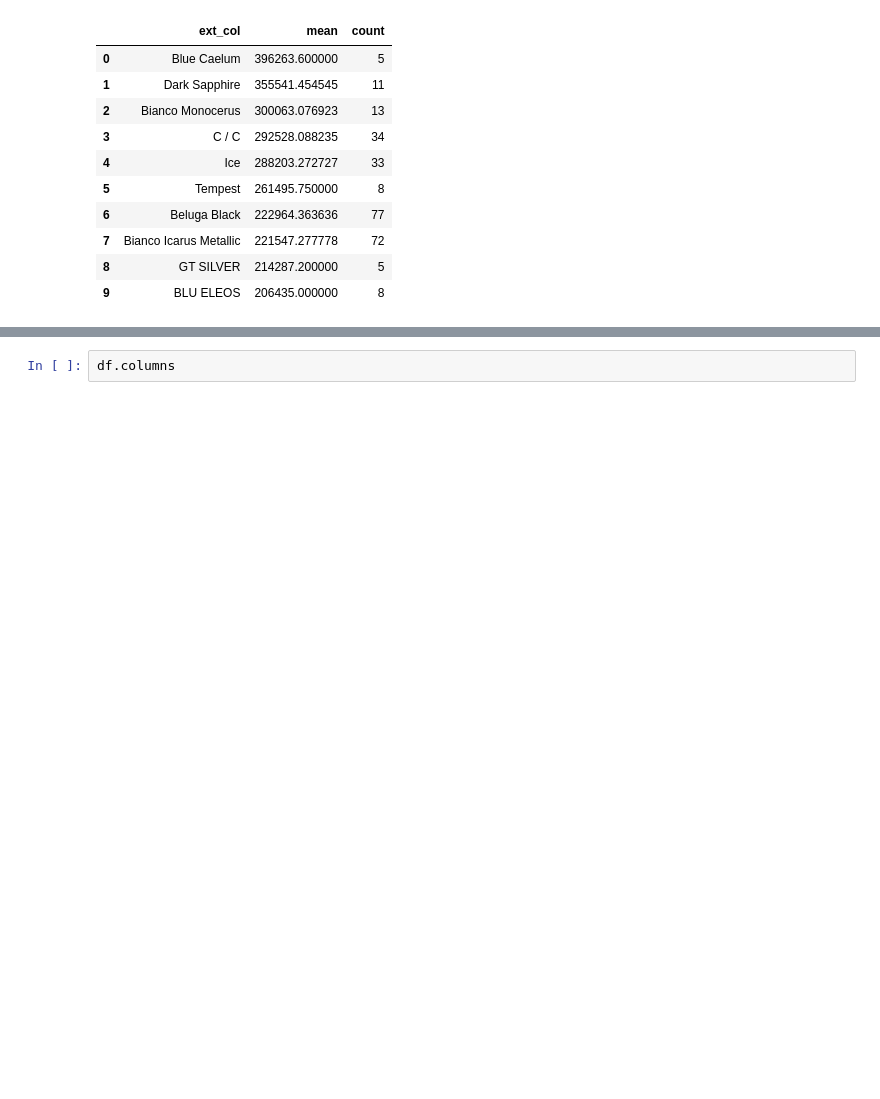
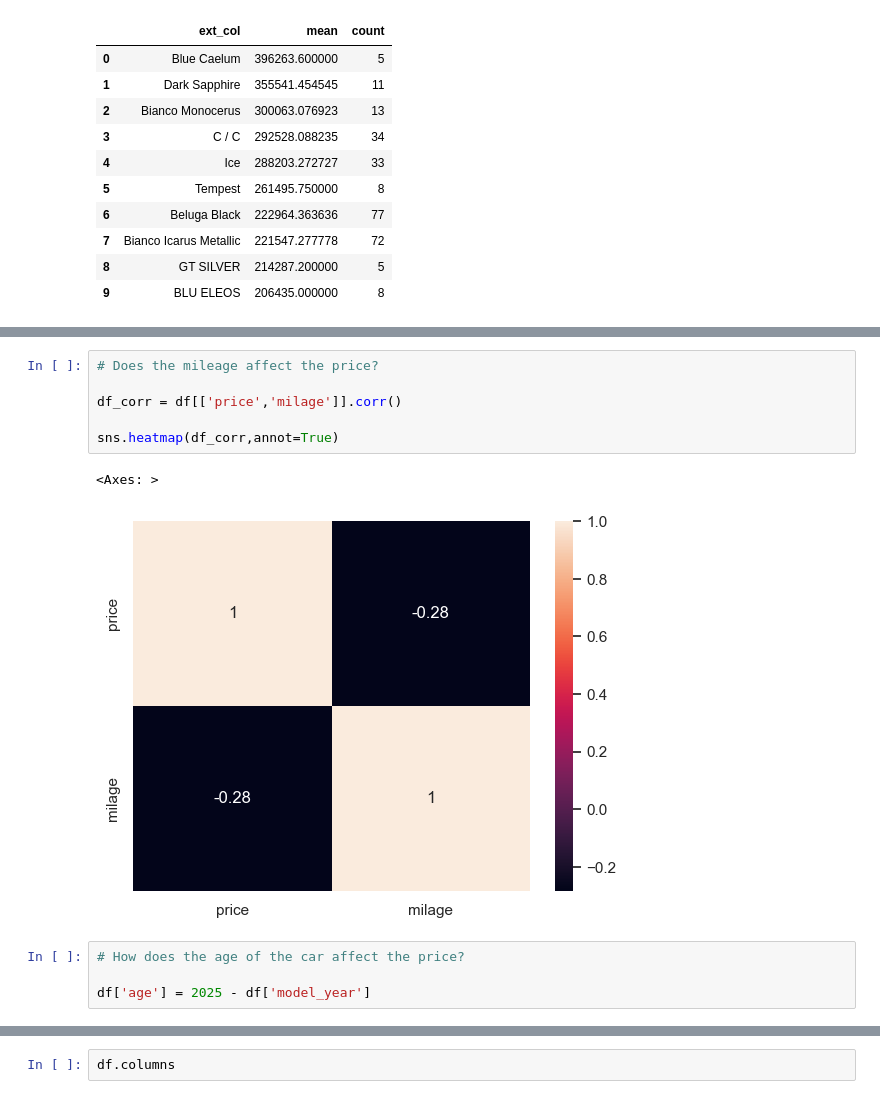
Before and after one commit to jeffc1994/DataScience, a Jupyter notebook: Used Car Sales Regression/Used Car Sales Regression.ipynb, the cells around one changed output, grey strips where cells are left out. Cells and saved outputs as stored; diff of their text form; blank space fills up the shorter version.

```diff
--- a/Used Car Sales Regression/Used Car Sales Regression.ipynb
+++ b/Used Car Sales Regression/Used Car Sales Regression.ipynb
@@ -390,0 +428,13 @@ display(df.groupby('ext_col')['price'].agg(['mean','count']).sort_values(by='mea
+# %%
+# Does the mileage affect the price?
+
+df_corr = df[['price','milage']].corr()
+
+sns.heatmap(df_corr,annot=True)
+# %% [output]
+<Axes: >
+[figure, added]
+# %%
+# How does the age of the car affect the price?
+
+df['age'] = 2025 - df['model_year']
```
Also changed, not shown: parts of 6 cells of this notebook.
